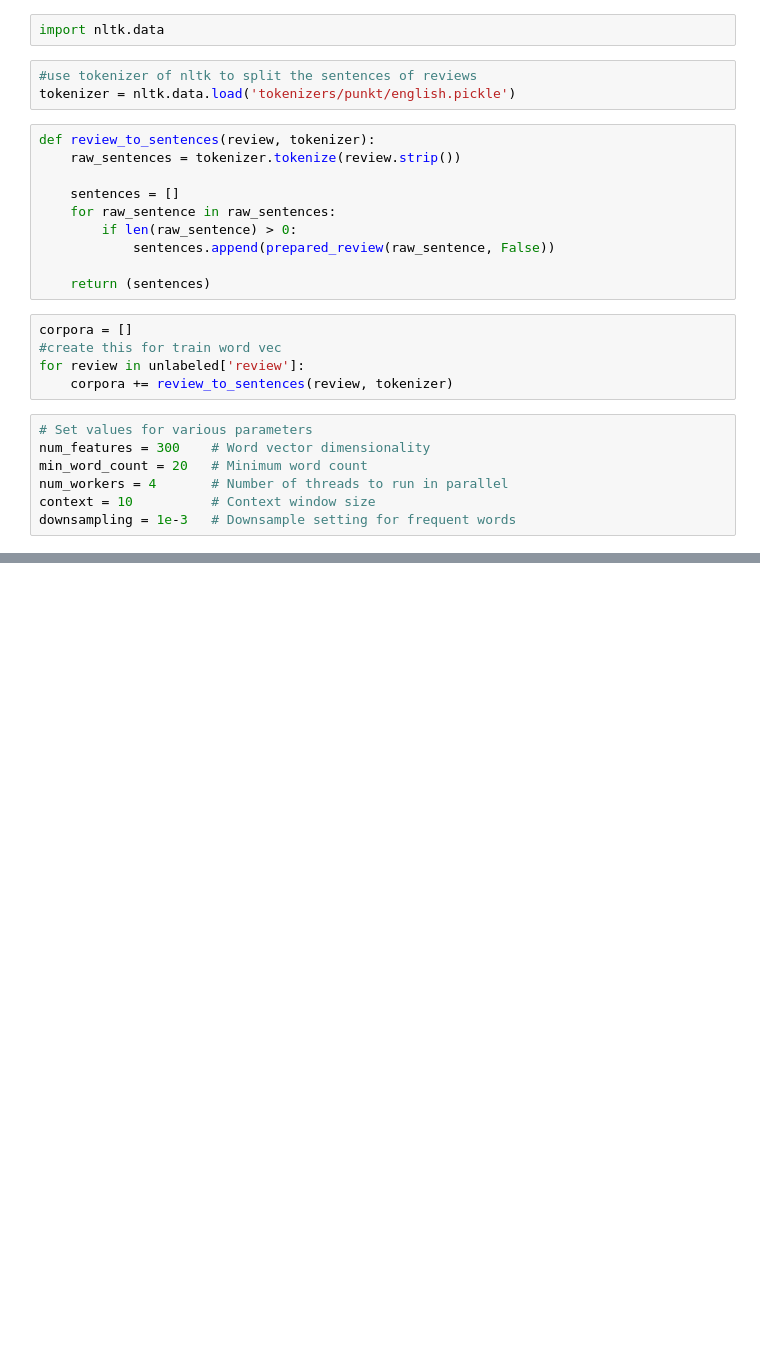
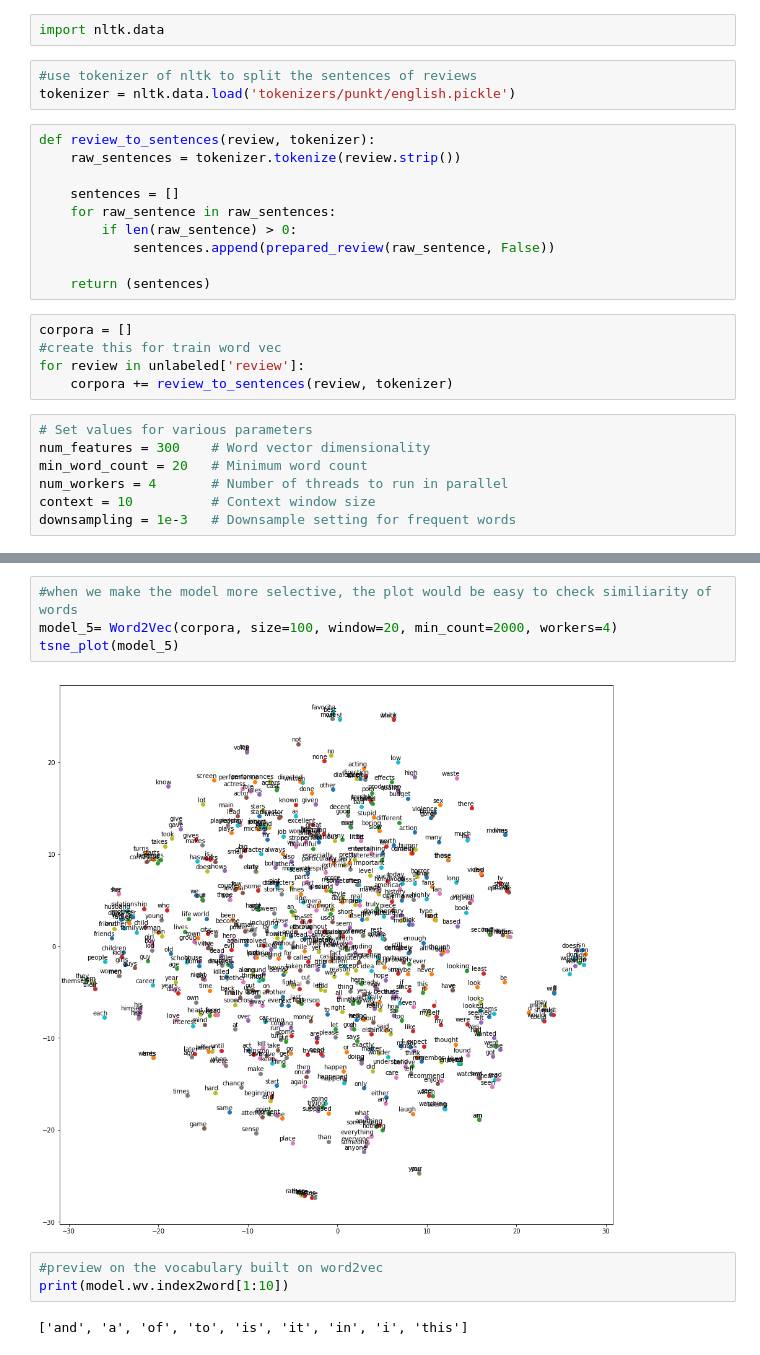
Before and after one commit to dujingwei2018/IMDB-sentiment-annalysis, a Jupyter notebook: IMDB.ipynb, the cells around one changed output, grey strips where cells are left out. Saved outputs shown, nothing was run; the diff lists cells and outputs as text; blank space fills up the shorter version.

```diff
--- a/IMDB.ipynb
+++ b/IMDB.ipynb
@@ -210,0 +314,11 @@ model.most_similar("man")
+# %%
+#when we make the model more selective, the plot would be easy to check similiarity of words
+model_5= Word2Vec(corpora, size=100, window=20, min_count=2000, workers=4)
+tsne_plot(model_5)
+# %% [output]
+[figure, added]
+# %%
+#preview on the vocabulary built on word2vec
+print(model.wv.index2word[1:10])
+# %% [output]
+['and', 'a', 'of', 'to', 'is', 'it', 'in', 'i', 'this']
```
Also changed, not shown: parts of 21 cells of this notebook.
